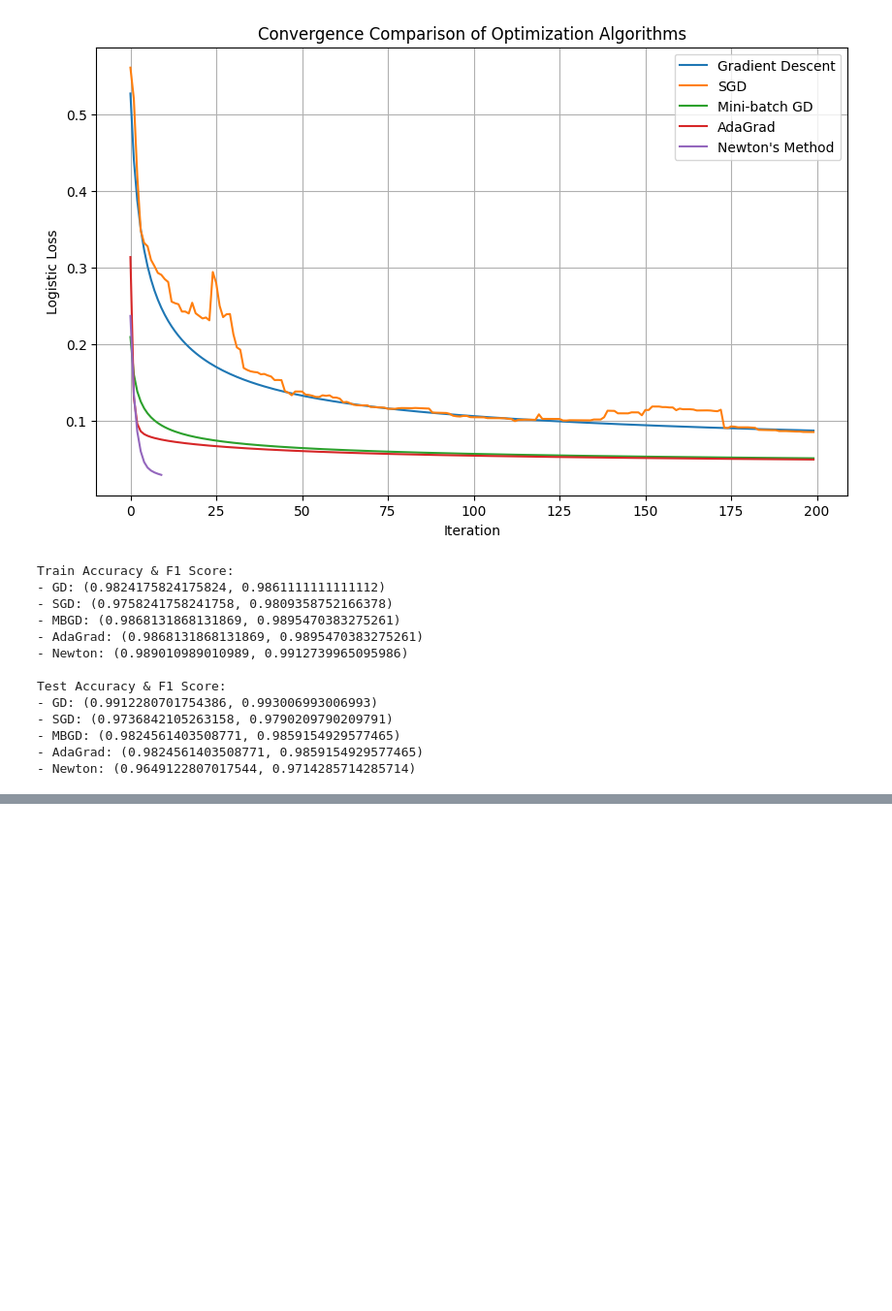
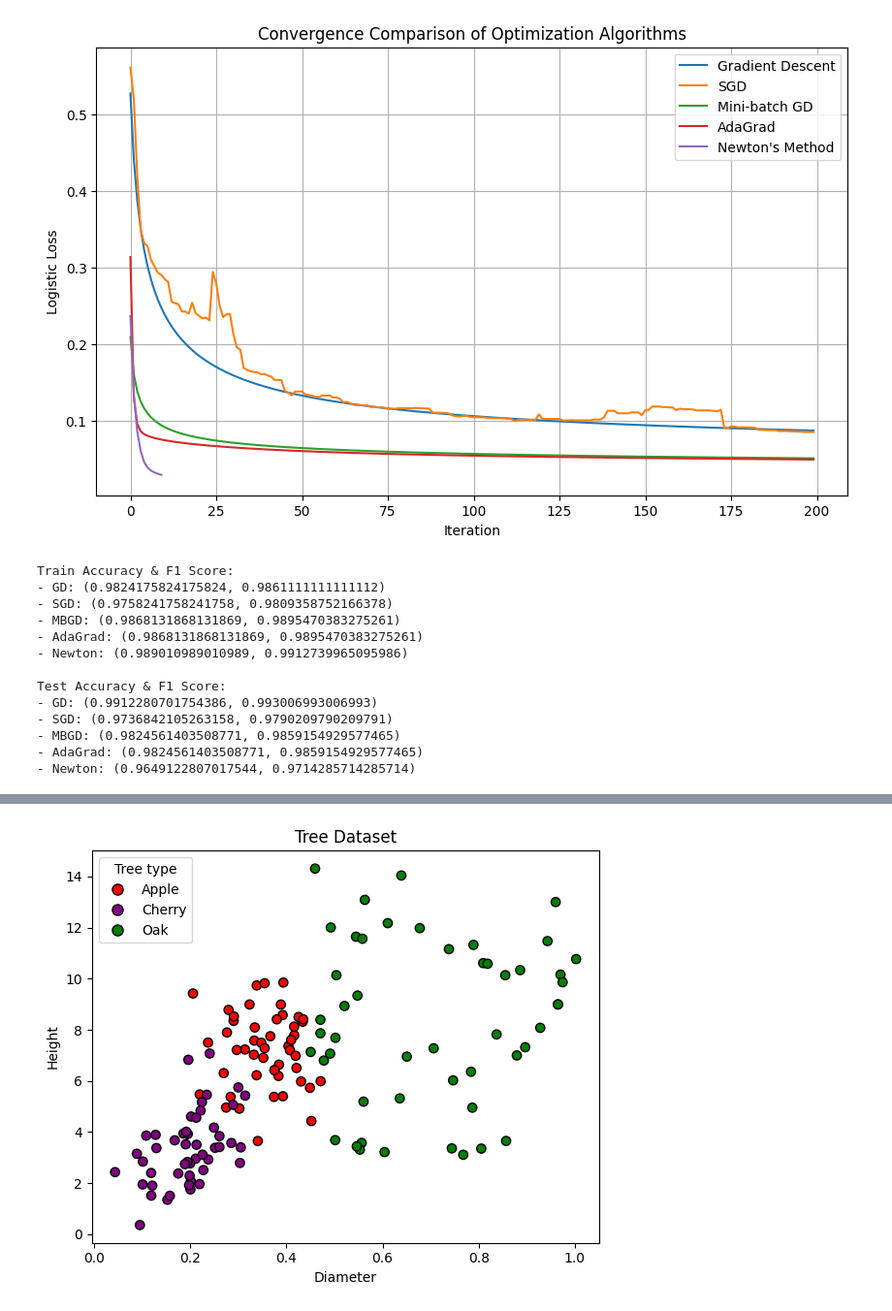
Before and after one commit to satadisha/data-exploratorium, a Jupyter notebook: general-lectures/interactive_ml_demo.ipynb, the cells around one changed output, grey strips where cells are left out. Shown at 97% size. Cells and saved outputs as stored; diff of their text form; code cells hidden in the pictures; blank space fills up the shorter version.

```diff
--- a/general-lectures/interactive_ml_demo.ipynb
+++ b/general-lectures/interactive_ml_demo.ipynb
@@ -1161,3 +1161,20 @@ Test Accuracy & F1 Score:
 - MBGD: (0.9824561403508771, 0.9859154929577465)
 - AdaGrad: (0.9824561403508771, 0.9859154929577465)
 - Newton: (0.9649122807017544, 0.9714285714285714)
+# %%
+import pandas as pd
+import numpy as np
+import matplotlib.pyplot as plt
+from matplotlib.animation import FuncAnimation
+from matplotlib.patches import FancyBboxPatch
+from matplotlib.lines import Line2D
+from IPython.display import HTML
+
+from sklearn.tree import DecisionTreeClassifier
+from sklearn.preprocessing import LabelEncoder
+
+# ----------------------------
+# 1) Load your CSV
+# ----------------------------
+df = pd.read_csv("data/data_for_tree_Oct22.csv")
+df.head()
@@ -1163,0 +1406,61 @@ Test Accuracy & F1 Score:
+# %%
+import pandas as pd
+import matplotlib.pyplot as plt
+from matplotlib.lines import Line2D
+
+# Load the data
+df = pd.read_csv("data/data_for_tree_Oct22.csv")
+
+# Extract features and labels
+X = df[["Diameter", "Height"]]
+y_raw = df["Family"].astype(str)
+
+# Normalize labels
+def norm_label(s):
+    return s.strip().lower()
+
+# Fixed color scheme
+color_map = {
+    "apple": "red",
+    "cherry": "purple",
+    "oak": "green",
+}
+
+point_colors = [color_map.get(norm_label(lbl), "gray") for lbl in y_raw]
+
+# Create scatter plot
+plt.figure(figsize=(6, 5))
+plt.scatter(
+    X["Diameter"],
+    X["Height"],
+    c=point_colors,
+    edgecolor="k",
+    s=45
+)
+
+# Labels and title
+plt.xlabel("Diameter")
+plt.ylabel("Height")
+plt.title("Tree Dataset")
+
+# Legend
+handles = [
+    Line2D(
+        [0], [0],
+        marker="o",
+        color="w",
+        markerfacecolor=color_map[name],
+        markeredgecolor="k",
+        markersize=8,
+        label=name.title()
+    )
+    for name in ["apple", "cherry", "oak"]
+    if any(norm_label(lbl) == name for lbl in y_raw)
+]
+
+plt.legend(handles=handles, title="Tree type", frameon=True)
+
+plt.tight_layout()
+plt.show()
+# %% [output]
+[figure, added]
```
Also changed, not shown: parts of 4 cells of this notebook, 14 other files.
